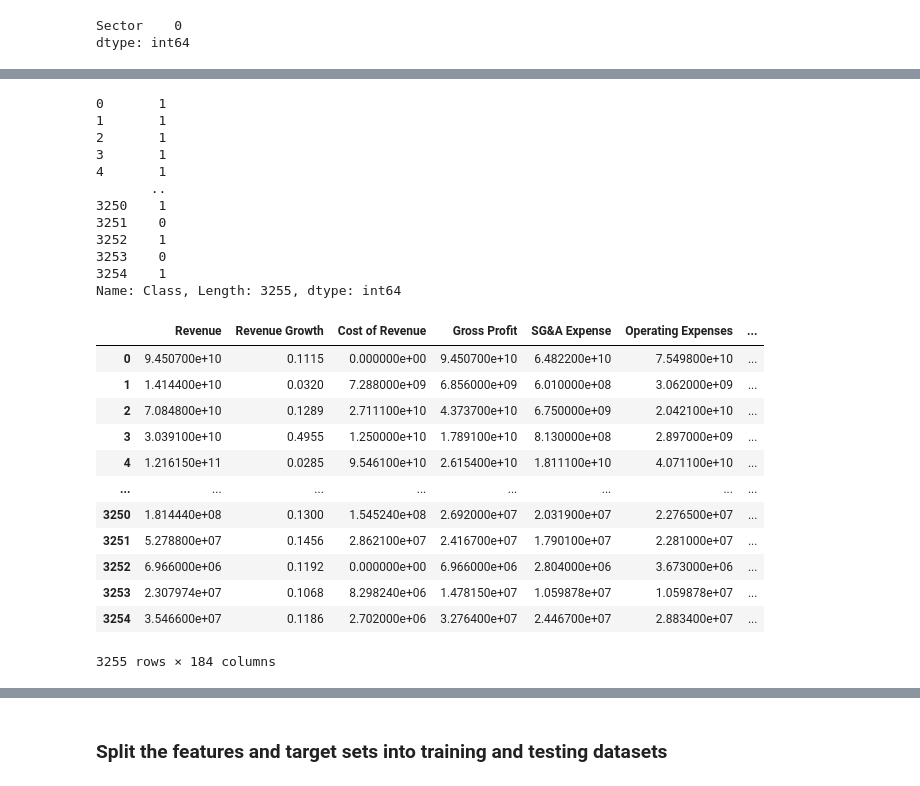
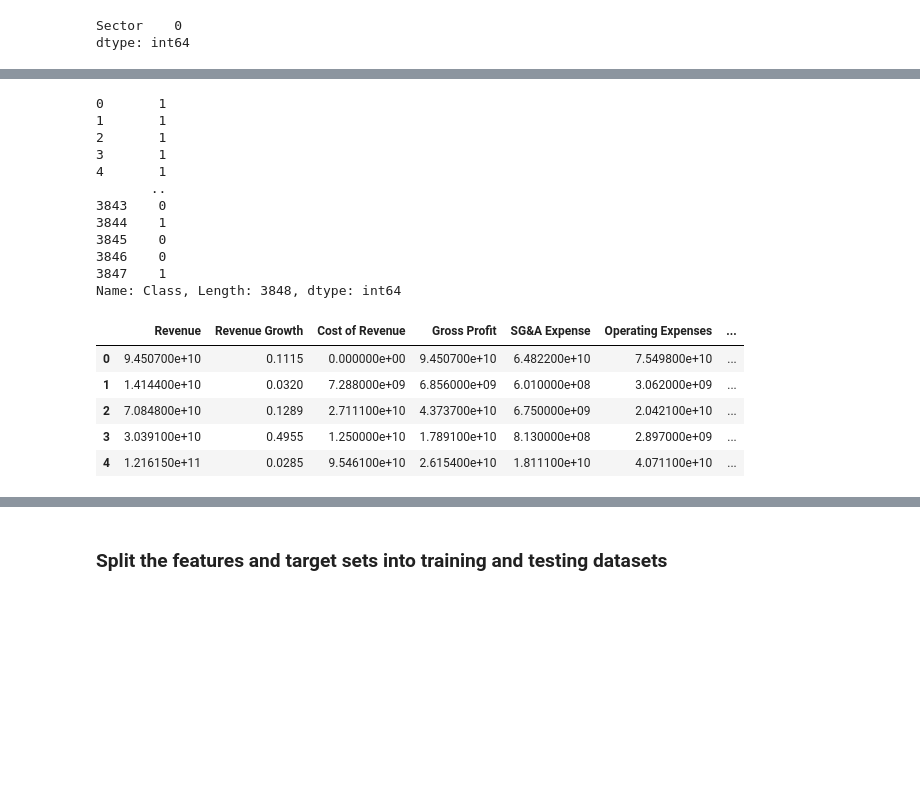
Before and after one commit to danenbm/fintech-p2-machine-learning, a Jupyter notebook: machine-learning.ipynb, the cells around one changed output, grey strips where cells are left out. Drawn from its saved outputs; the diff is of its cells as text; code cells hidden in the pictures; blank space fills up the shorter version.

Commit message:
Fixing bug when scaling feature data, and using SimpleImputer to replace NaN values instead of replacing them with zeros

```diff
--- a/machine-learning.ipynb
+++ b/machine-learning.ipynb
@@ -66,7 +67,7 @@ num_columns = len(financial_df.columns)
 max_nan_per_row = round(num_columns * 0.25)
 threshold = num_columns - max_nan_per_row
 
-financial_df.dropna(axis=0, thresh=threshold, inplace=True)
+financial_df = financial_df.dropna(axis=0, thresh=threshold)
 financial_df = financial_df.reset_index(drop=True)
 financial_df
 # %% [output]
@@ -89,7 +92,7 @@ num_rows = len(financial_df)
 max_nan_per_col = round(num_rows * 0.50)
 threshold = num_rows - max_nan_per_col
 
-financial_df.dropna(axis=1, thresh=threshold, inplace=True)
+financial_df = financial_df.dropna(axis=1, thresh=threshold)
 financial_df
 # %% [output]
 |  | Revenue | Revenue Growth | Cost of Revenue | Gross Profit | R&D Expenses | SG&A Expense | ... |
@@ -131,6 +110,0 @@ financial_df.isnull().sum().sum()
-# %%
-# For now, fill remaining NaN values with zero.
-
-#TODO Will probably do something better than this.
-
-financial_df.fillna(0, inplace=True)
@@ -220,8 +191,8 @@ categorical_variables
 # %% [output]
 ['Sector']
 # %%
-# Turn the filter into a boolean filter that chooses columns with at least 75% nonzero values.
-filter = filter >= 0.75
+# Turn the filter into a boolean filter that chooses columns with at least 60% nonzero values.
+filter = filter >= 0.60
 
 # However, set categorical variables to true because we want to keep those no matter what the
 # percentage of zero is.
@@ -351,6 +322,6 @@ Name: 2019 PRICE VAR [%], Length: 3255, dtype: float64
 # %%
 # Create a target series for classification modeling.
-y_classification = financial_df['Class']
+y_classification = encoded_df['Class']
 y_classification
 # %% [output]
 0       1
@@ -359,28 +330,21 @@ y_classification
 3       1
 4       1
        ..
-3250    1
-3251    0
-3252    1
-3253    0
-3254    1
-Name: Class, Length: 3255, dtype: int64
+3843    0
+3844    1
+3845    0
+3846    0
+3847    1
+Name: Class, Length: 3848, dtype: int64
 # %%
-# Create features dataframe for raw data features
+# Create features dataframe for raw data features.
 X_raw = encoded_df.drop(columns=['2019 PRICE VAR [%]', 'Class'])
-X_raw
+X_raw.head()
 # %% [output]
 |  | Revenue | Revenue Growth | Cost of Revenue | Gross Profit | SG&A Expense | Operating Expenses | ... |
 | 0 | 9.450700e+10 | 0.1115 | 0.000000e+00 | 9.450700e+10 | 6.482200e+10 | 7.549800e+10 | ... |
 | 1 | 1.414400e+10 | 0.0320 | 7.288000e+09 | 6.856000e+09 | 6.010000e+08 | 3.062000e+09 | ... |
 | 2 | 7.084800e+10 | 0.1289 | 2.711100e+10 | 4.373700e+10 | 6.750000e+09 | 2.042100e+10 | ... |
 | 3 | 3.039100e+10 | 0.4955 | 1.250000e+10 | 1.789100e+10 | 8.130000e+08 | 2.897000e+09 | ... |
 | 4 | 1.216150e+11 | 0.0285 | 9.546100e+10 | 2.615400e+10 | 1.811100e+10 | 4.071100e+10 | ... |
-| ... | ... | ... | ... | ... | ... | ... | ... |
-| 3250 | 1.814440e+08 | 0.1300 | 1.545240e+08 | 2.692000e+07 | 2.031900e+07 | 2.276500e+07 | ... |
-| 3251 | 5.278800e+07 | 0.1456 | 2.862100e+07 | 2.416700e+07 | 1.790100e+07 | 2.281000e+07 | ... |
-| 3252 | 6.966000e+06 | 0.1192 | 0.000000e+00 | 6.966000e+06 | 2.804000e+06 | 3.673000e+06 | ... |
-| 3253 | 2.307974e+07 | 0.1068 | 8.298240e+06 | 1.478150e+07 | 1.059878e+07 | 1.059878e+07 | ... |
-| 3254 | 3.546600e+07 | 0.1186 | 2.702000e+06 | 3.276400e+07 | 2.446700e+07 | 2.883400e+07 | ... |
-3255 rows × 184 columns
 # %%
```
Also changed, not shown: parts of 42 cells of this notebook.
